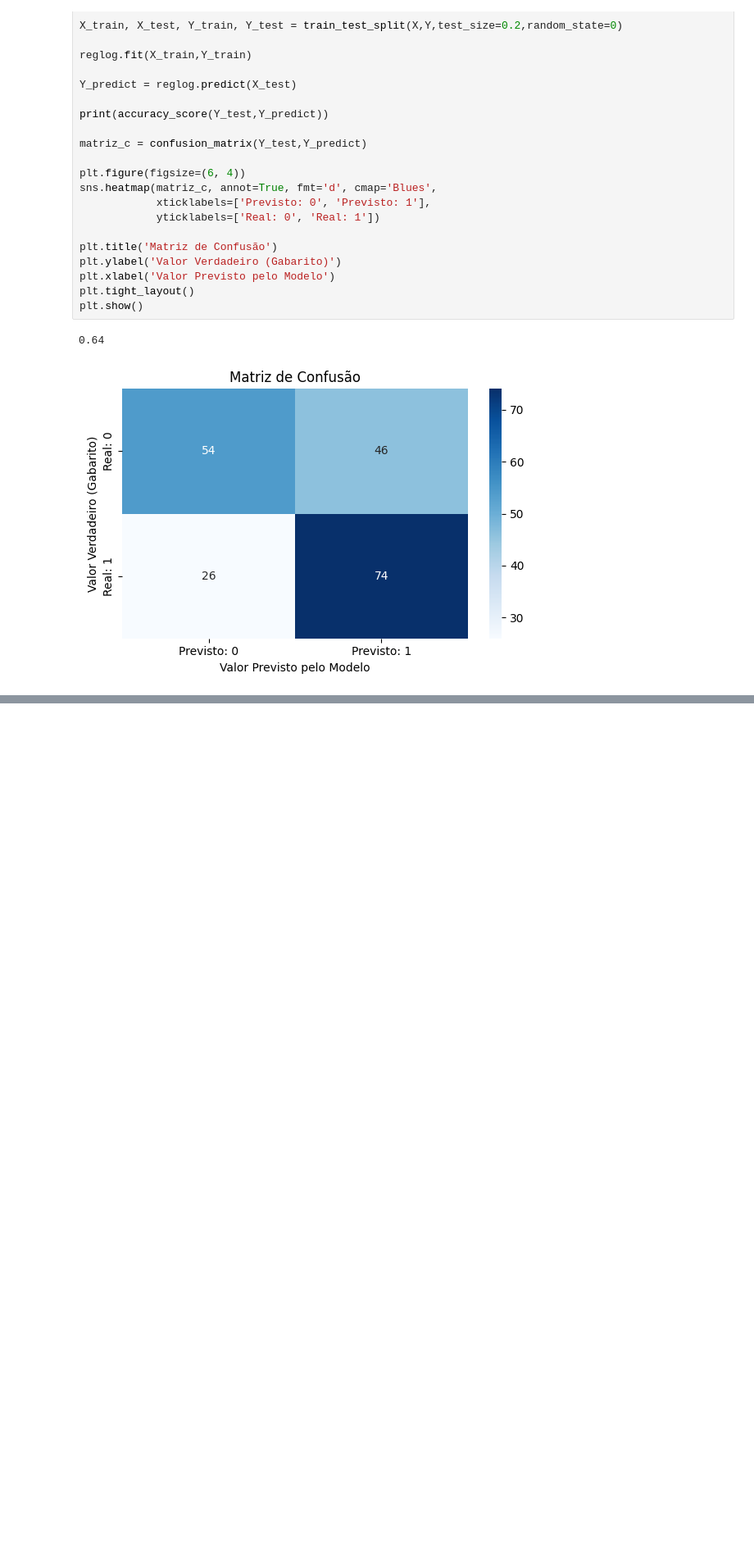
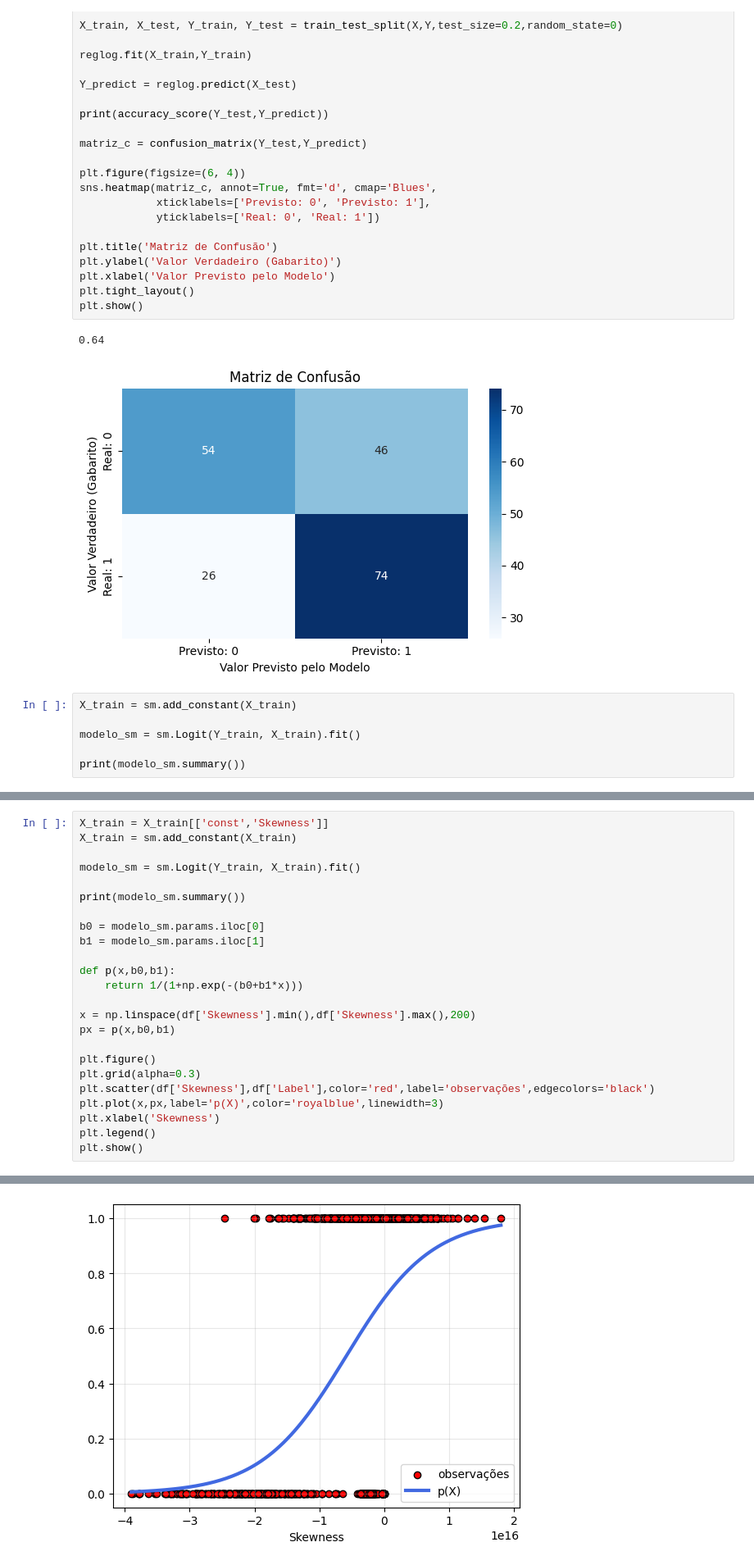
Before and after one commit to andrefsr/Estudos-em-Inteligencia-Artificial, a Jupyter notebook: 3 - Classificação (RegLog, LDA e QDA)/GPR dataset/reglog_gpr.ipynb, the cells around one changed output, grey strips where cells are left out. Shown at 82% size. Saved outputs shown, nothing was run; the diff lists cells and outputs as text; blank space fills up the shorter version.

```diff
--- a/3 - Classificação (RegLog, LDA e QDA)/GPR dataset/reglog_gpr.ipynb
+++ b/3 - Classificação (RegLog, LDA e QDA)/GPR dataset/reglog_gpr.ipynb
@@ -56,3 +70,9 @@ plt.show()
 # %% [output]
 0.64
 [figure]
+# %%
+X_train = sm.add_constant(X_train)
+
+modelo_sm = sm.Logit(Y_train, X_train).fit()
+
+print(modelo_sm.summary())
@@ -58,0 +119,25 @@ plt.show()
+# %%
+X_train = X_train[['const','Skewness']]
+X_train = sm.add_constant(X_train)
+
+modelo_sm = sm.Logit(Y_train, X_train).fit()
+
+print(modelo_sm.summary())
+
+b0 = modelo_sm.params.iloc[0]
+b1 = modelo_sm.params.iloc[1]
+
+def p(x,b0,b1):
+    return 1/(1+np.exp(-(b0+b1*x)))
+
+x = np.linspace(df['Skewness'].min(),df['Skewness'].max(),200)
+px = p(x,b0,b1)
+
+plt.figure()
+plt.grid(alpha=0.3)
+plt.scatter(df['Skewness'],df['Label'],color='red',label='observações',edgecolors='black')
+plt.plot(x,px,label='p(X)',color='royalblue',linewidth=3)
+plt.xlabel('Skewness')
+plt.legend()
+plt.show()
+# %% [output]
@@ -58,0 +162 @@ plt.show()
+[figure, added]
```
Also changed, not shown: parts of 7 cells of this notebook.
